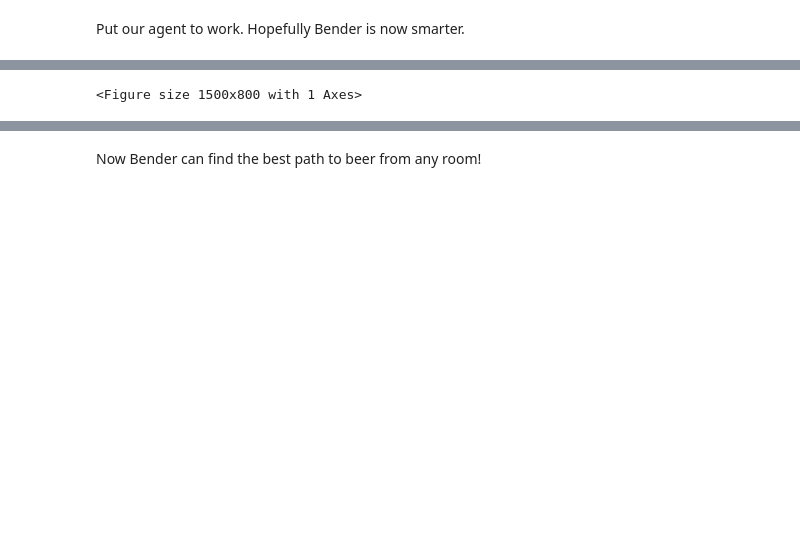
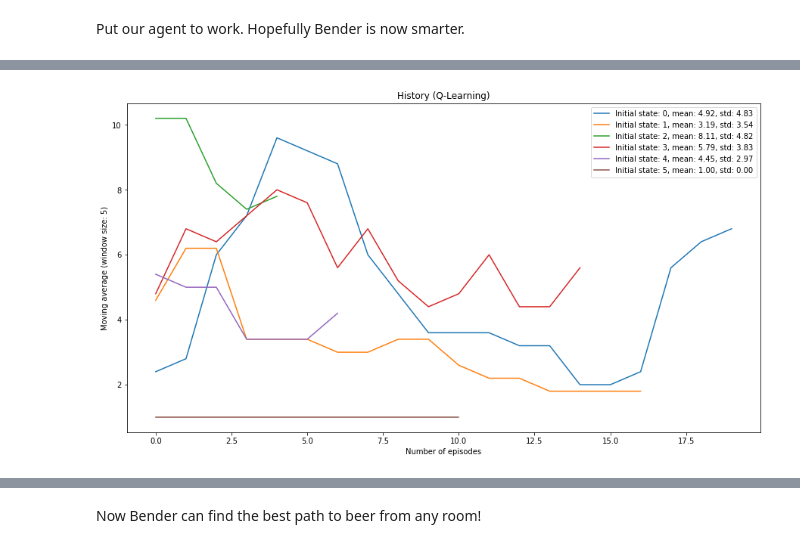
Before and after one commit to lisaong/diec, a Jupyter notebook: day4/rl/path_finding_demo.ipynb, the cells around one changed output, grey strips where cells are left out. Cells and saved outputs as stored; diff of their text form; code cells hidden in the pictures; blank space fills up the shorter version.

```diff
--- a/day4/rl/path_finding_demo.ipynb
+++ b/day4/rl/path_finding_demo.ipynb
@@ -408,30 +408,30 @@ Episode finished after 1 timesteps
 # %%
 # plot the history as a moving average
 import matplotlib.pyplot as plt
 
 def plot_history(history, title):
   def moving_average(a, n):
     # https://stackoverflow.com/questions/14313510/how-to-calculate-moving-average-using-numpy
     ret = np.cumsum(a, dtype=float)
     ret[n:] = ret[n:] - ret[:-n]
     return ret[n - 1:] / n
 
   fig, ax = plt.subplots(figsize=(15, 8))
 
   window_size = min(EPISODE_COUNT//10, 5)
   for start, ts in history.items():
-    ax.plot(moving_average(ts, window_size), label=f'Initial state: {start}')
+    ax.plot(moving_average(ts, window_size), label=f'Initial state: {start}, mean: {np.mean(ts):.2f}, std: {np.std(ts):.2f}')
 
   ax.set_title(title)
   ax.set_xlabel(f'Number of episodes')
   ax.set_ylabel(f'Moving average (window size: {window_size})')
 
   ax.legend()
   plt.show()
 
 plot_history(history, title='History (Q-Learning)')
 # %% [output]
-<Figure size 1500x800 with 1 Axes>
+[figure, added]
 # %%
 bender_v2.Q
 # %% [output]
```
Also changed, not shown: parts of 9 cells of this notebook.
